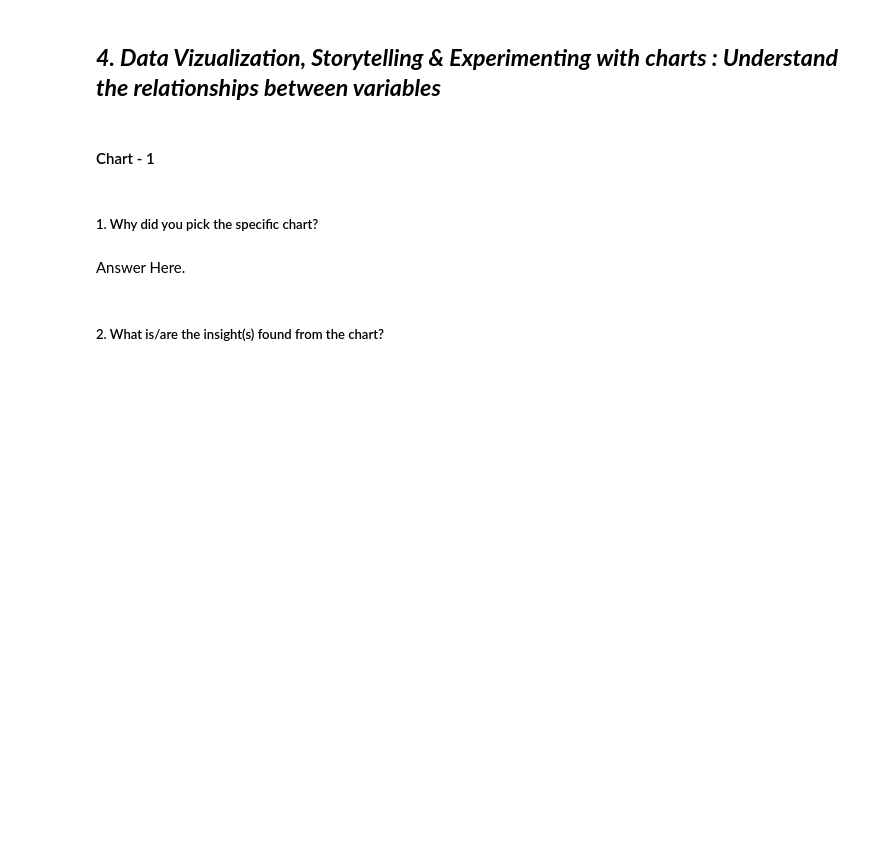
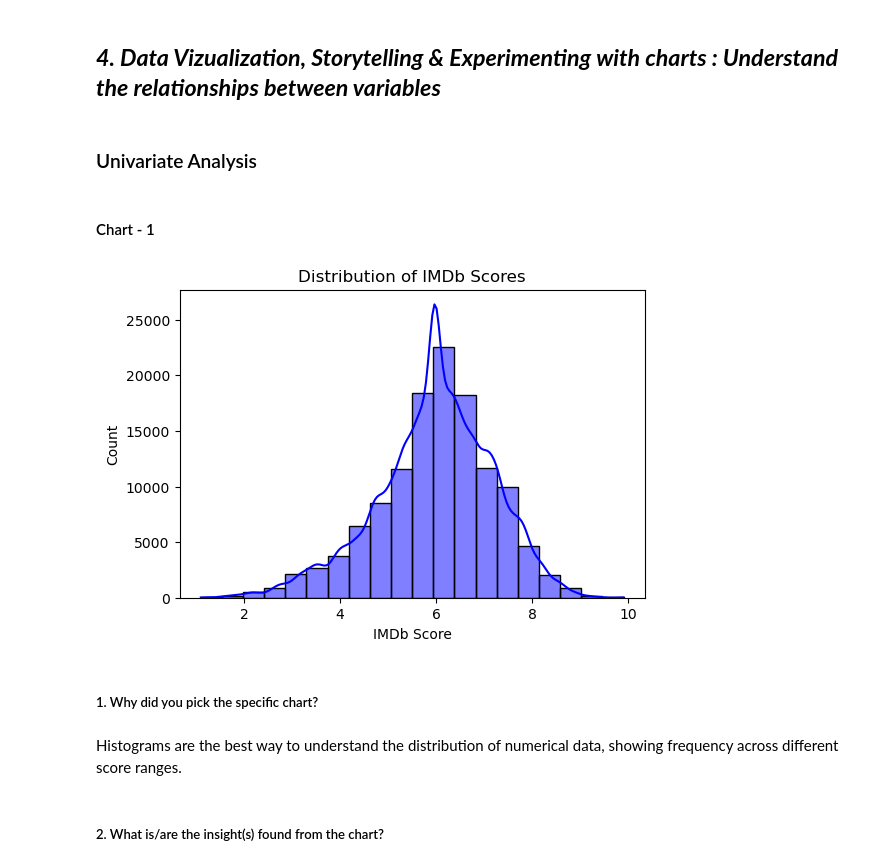
Before and after one commit to apurbaaaa/Amazon-EDA, a Jupyter notebook: Sample_EDA_Submission_Template.ipynb, the cells around one changed output. Cells and saved outputs as stored; diff of their text form; code cells hidden in the pictures; blank space fills up the shorter version.

Commit message:
feat: EDA charts

```diff
--- a/Sample_EDA_Submission_Template.ipynb
+++ b/Sample_EDA_Submission_Template.ipynb
@@ -380,3 +380,31 @@ df.describe()
 | max | 2022.000000 | 549.000000 | 9.900000 | 1.133692e+06 | 1437.906000 | 10.000000 |
 # %% [markdown]
 For Categorical Columns, we are using KNN imputer for the missing values.
+# %%
+df["description"].fillna("No description available", inplace=True)
+
+cat_features = ["name", "character", "role"]
+
+# Ensure these columns are of object type
+df[cat_features] = df[cat_features].astype("object")
+# %%
+from sklearn.impute import KNNImputer
+from sklearn.preprocessing import OrdinalEncoder
+
+# Initialize an OrdinalEncoder that can handle unknown categories
+encoder = OrdinalEncoder(handle_unknown='use_encoded_value', unknown_value=-1)
+
+# Fit and transform the categorical columns
+encoded_cat = encoder.fit_transform(df[cat_features])
+# %%
+# Initialize KNNImputer with k=5
+imputer_cat = KNNImputer(n_neighbors=5)
+
+# Impute the missing values on the encoded data
+imputed_cat = imputer_cat.fit_transform(encoded_cat)
+# %%
+# Inverse transform the imputed values to get back the original labels
+imputed_cat_decoded = encoder.inverse_transform(imputed_cat)
+
+# Assign the imputed categorical values back to the DataFrame
+df[cat_features] = imputed_cat_decoded
@@ -386,5 +444,7 @@ For Categorical Columns, we are using KNN imputer for the missing values.
 Answer Here.
 # %% [markdown]
 ## ***4. Data Vizualization, Storytelling & Experimenting with charts : Understand the relationships between variables***
+# %% [markdown]
+### Univariate Analysis
 # %% [markdown]
 #### Chart - 1
@@ -393,7 +451,17 @@ Answer Here.
+# %%
+# Chart - 1 visualization code
+plt.figure(figsize=(6,4))
+sns.histplot(df['imdb_score'], bins=20, kde=True, color='blue')
+plt.xlabel('IMDb Score')
+plt.ylabel('Count')
+plt.title('Distribution of IMDb Scores')
+plt.show()
+# %% [output]
+[figure, added]
 # %% [markdown]
 ##### 1. Why did you pick the specific chart?
-# %% [markdown]
-Answer Here.
+# %% [markdown]
+Histograms are the best way to understand the distribution of numerical data, showing frequency across different score ranges.
 # %% [markdown]
 ##### 2. What is/are the insight(s) found from the chart?
 # %% [markdown]
```
Also changed, not shown: parts of 33 cells of this notebook.
